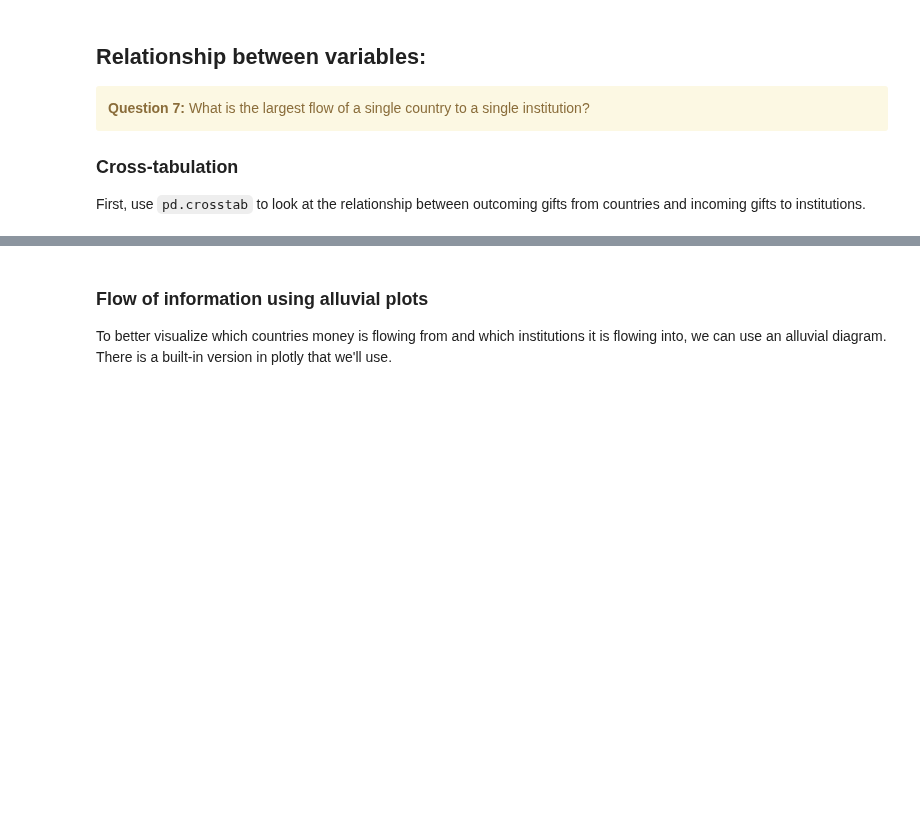
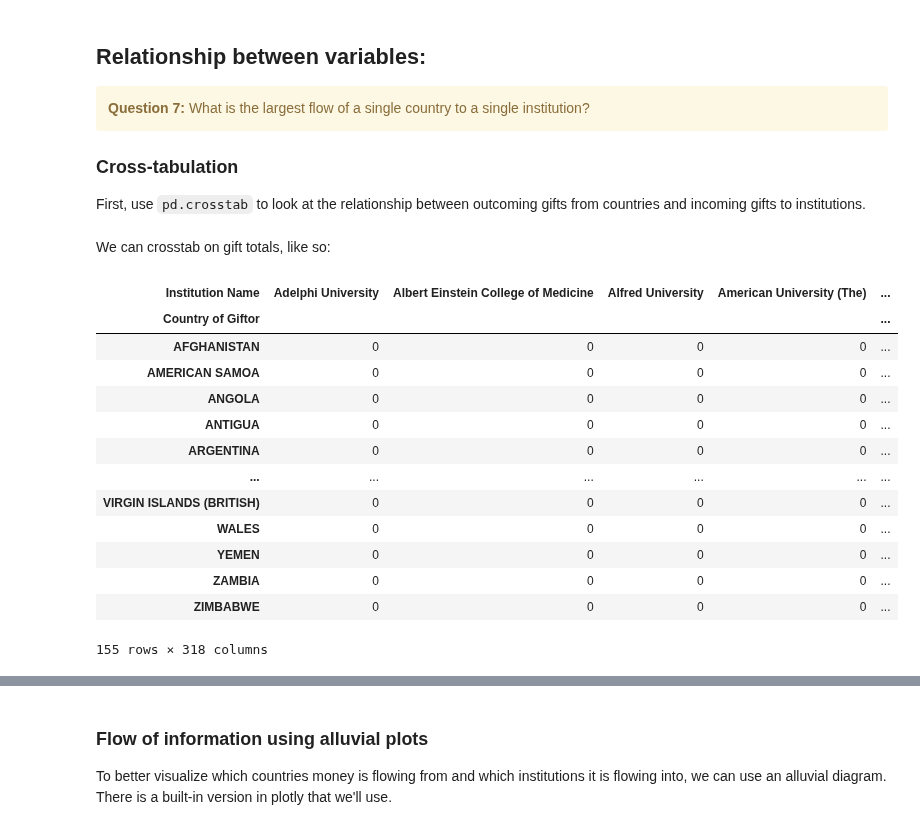
Before and after one commit to ajkrays/UU_F26_templates, a Jupyter notebook: Lab01/Lab01.ipynb, the cells around one changed output, grey strips where cells are left out. Saved outputs shown, nothing was run; the diff lists cells and outputs as text; code cells hidden in the pictures; blank space fills up the shorter version.

```diff
--- a/Lab01/Lab01.ipynb
+++ b/Lab01/Lab01.ipynb
@@ -91,3 +196,22 @@ Plot a histogram of the amounts received by each university, and then label the
 
 ### Cross-tabulation
 First, use `pd.crosstab` to look at the relationship between outcoming gifts from countries and incoming gifts to institutions.
+# %% [markdown]
+We can crosstab on gift totals, like so:
+# %%
+pd.crosstab(df["Country of Giftor"], df["Institution Name"])
+# %% [output]
+| Institution Name | Adelphi University | Albert Einstein College of Medicine | Alfred University | American University (The) | ... |
+| Country of Giftor |  |  |  |  | ... |
+| AFGHANISTAN | 0 | 0 | 0 | 0 | ... |
+| AMERICAN SAMOA | 0 | 0 | 0 | 0 | ... |
+| ANGOLA | 0 | 0 | 0 | 0 | ... |
+| ANTIGUA | 0 | 0 | 0 | 0 | ... |
+| ARGENTINA | 0 | 0 | 0 | 0 | ... |
+| ... | ... | ... | ... | ... | ... |
+| VIRGIN ISLANDS (BRITISH) | 0 | 0 | 0 | 0 | ... |
+| WALES | 0 | 0 | 0 | 0 | ... |
+| YEMEN | 0 | 0 | 0 | 0 | ... |
+| ZAMBIA | 0 | 0 | 0 | 0 | ... |
+| ZIMBABWE | 0 | 0 | 0 | 0 | ... |
+155 rows × 318 columns
```
Also changed, not shown: parts of 26 cells of this notebook, 7 other files.
